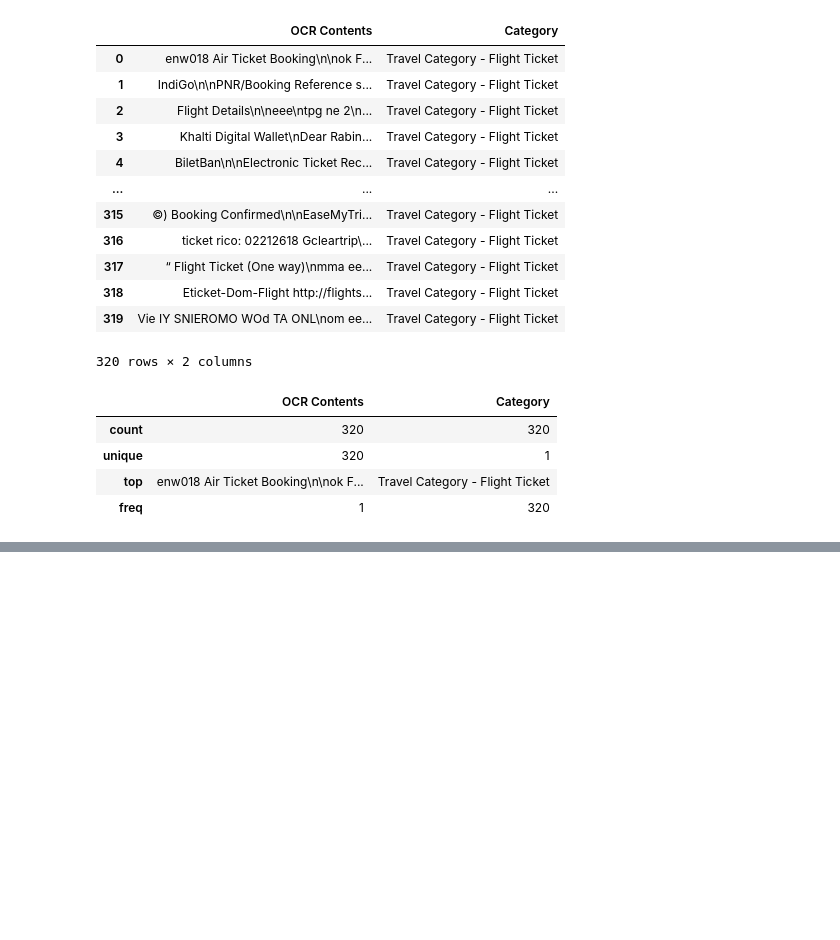
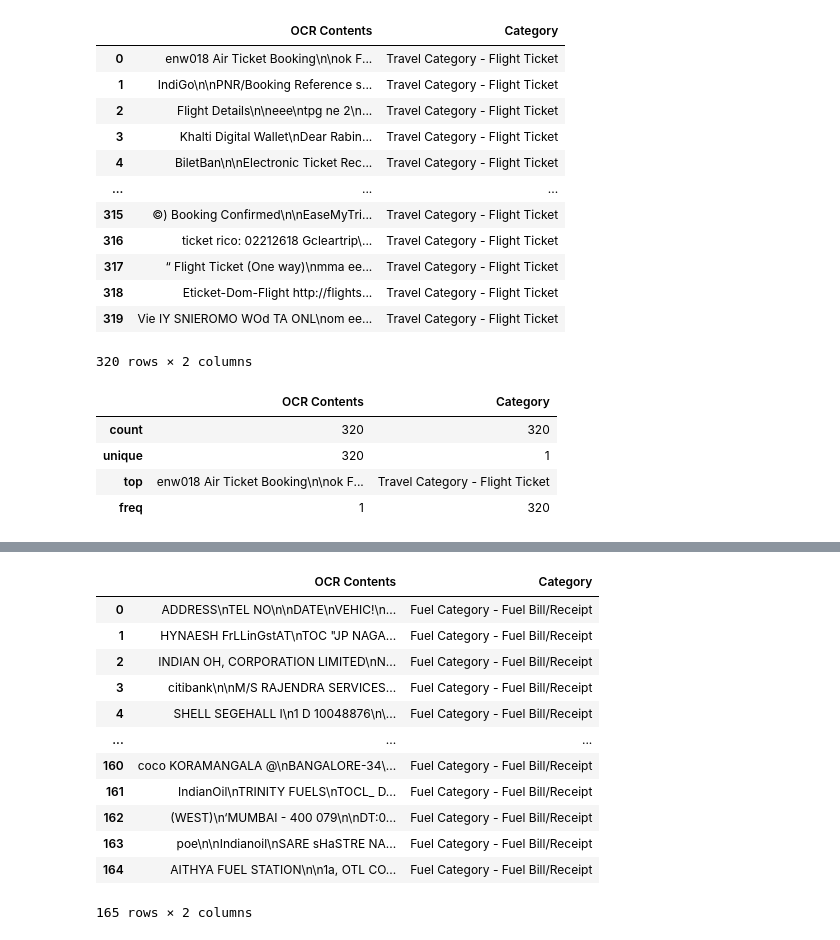
Before and after one commit to Sid-047/LMstuff, a Jupyter notebook: dataStuff/dataSampling/samplingStuff.ipynb, the cells around one changed output, grey strips where cells are left out. Drawn from its saved outputs; the diff is of its cells as text; code cells hidden in the pictures; blank space fills up the shorter version.

```diff
--- a/dataStuff/dataSampling/samplingStuff.ipynb
+++ b/dataStuff/dataSampling/samplingStuff.ipynb
@@ -487,0 +537,6 @@ jsonData
+# %%
+ocrList = []
+for i in tqdm.tqdm(imgFiles, colour = 'red'):
+    img = cv2.imread(i, 0)
+    txtOut = pytesseract.image_to_string(img)
+    ocrList.append(txtOut)
@@ -487,0 +549,8 @@ jsonData
+# %%
+dataList = []
+for i in tqdm.tqdm(ocrList, colour = 'blue'):
+    time.sleep(0.05)
+    dataList.append([i, 'Fuel Category - Fuel Bill/Receipt'])
+# %%
+dataArray = np.array(dataList)
+dataArray
@@ -487,0 +575,17 @@ jsonData
+# %%
+df = pd.DataFrame(dataArray, columns = ['OCR Contents', 'Category'])
+df
+# %% [output]
+|  | OCR Contents | Category |
+| 0 | ADDRESS\nTEL NO\n\nDATE\nVEHIC!\n... | Fuel Category - Fuel Bill/Receipt |
+| 1 | HYNAESH FrLLinGstAT\nTOC "JP NAGA... | Fuel Category - Fuel Bill/Receipt |
+| 2 | INDIAN OH, CORPORATION LIMITED\nN... | Fuel Category - Fuel Bill/Receipt |
+| 3 | citibank\n\nM/S RAJENDRA SERVICES... | Fuel Category - Fuel Bill/Receipt |
+| 4 | SHELL SEGEHALL I\n1 D 10048876\n\... | Fuel Category - Fuel Bill/Receipt |
+| ... | ... | ... |
+| 160 | coco KORAMANGALA @\nBANGALORE-34\... | Fuel Category - Fuel Bill/Receipt |
+| 161 | IndianOil\nTRINITY FUELS\nTOCL_ D... | Fuel Category - Fuel Bill/Receipt |
+| 162 | (WEST)\n‘MUMBAI - 400 079\n\nDT:0... | Fuel Category - Fuel Bill/Receipt |
+| 163 | poe\n\nIndianoil\nSARE sHaSTRE NA... | Fuel Category - Fuel Bill/Receipt |
+| 164 | AITHYA FUEL STATION\n\n1a, OTL CO... | Fuel Category - Fuel Bill/Receipt |
+165 rows × 2 columns
```
Also changed, not shown: parts of 11 cells of this notebook.
